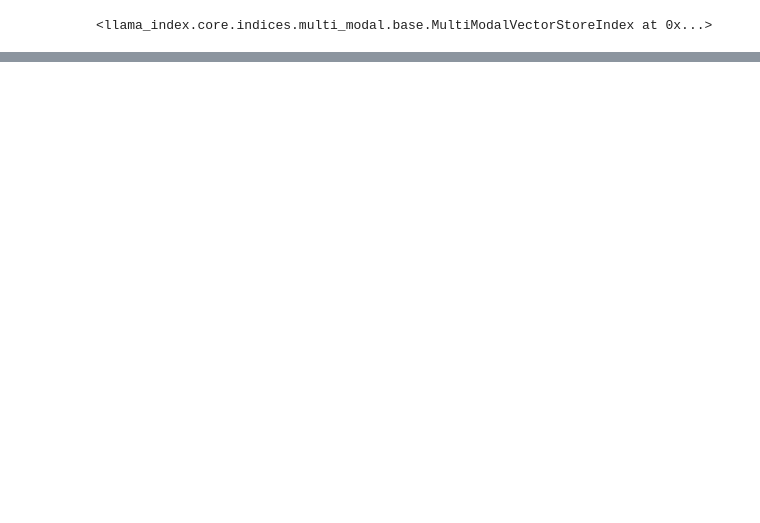
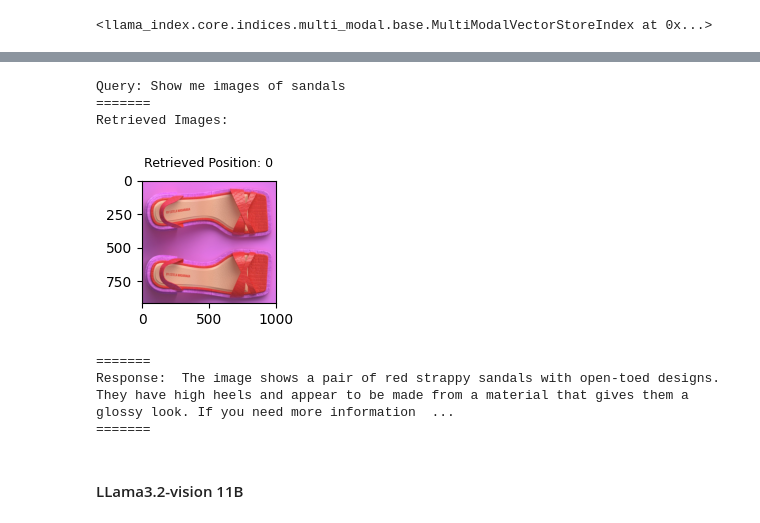
Before and after one commit to estelacode/poc_II_tfg_multimodal_rag_chatbot, a Jupyter notebook: notebooks/poc_multimodal_rag_chatbot.ipynb, the cells around one changed output, grey strips where cells are left out. Drawn from its saved outputs; the diff is of its cells as text; code cells hidden in the pictures; blank space fills up the shorter version.

```diff
--- a/notebooks/poc_multimodal_rag_chatbot.ipynb
+++ b/notebooks/poc_multimodal_rag_chatbot.ipynb
@@ -108,0 +174,15 @@ def create_multimodal_index(image_documents, text_documents):
+# %%
+# Query the multimodal RAG
+query = "Show me images of sandals"
+response = rag_engine.query(query)
+display_query_and_multimodal_response(query, response)
+# %% [output]
+Query: Show me images of sandals
+=======
+Retrieved Images:
+[figure, added]
+=======
+Response:  The image shows a pair of red strappy sandals with open-toed designs. They have high heels and appear to be made from a material that gives them a glossy look. If you need more information  ...
+=======
+# %% [markdown]
+#### LLama3.2-vision 11B
```
Also changed, not shown: parts of 30 cells of this notebook, 7 other files.
